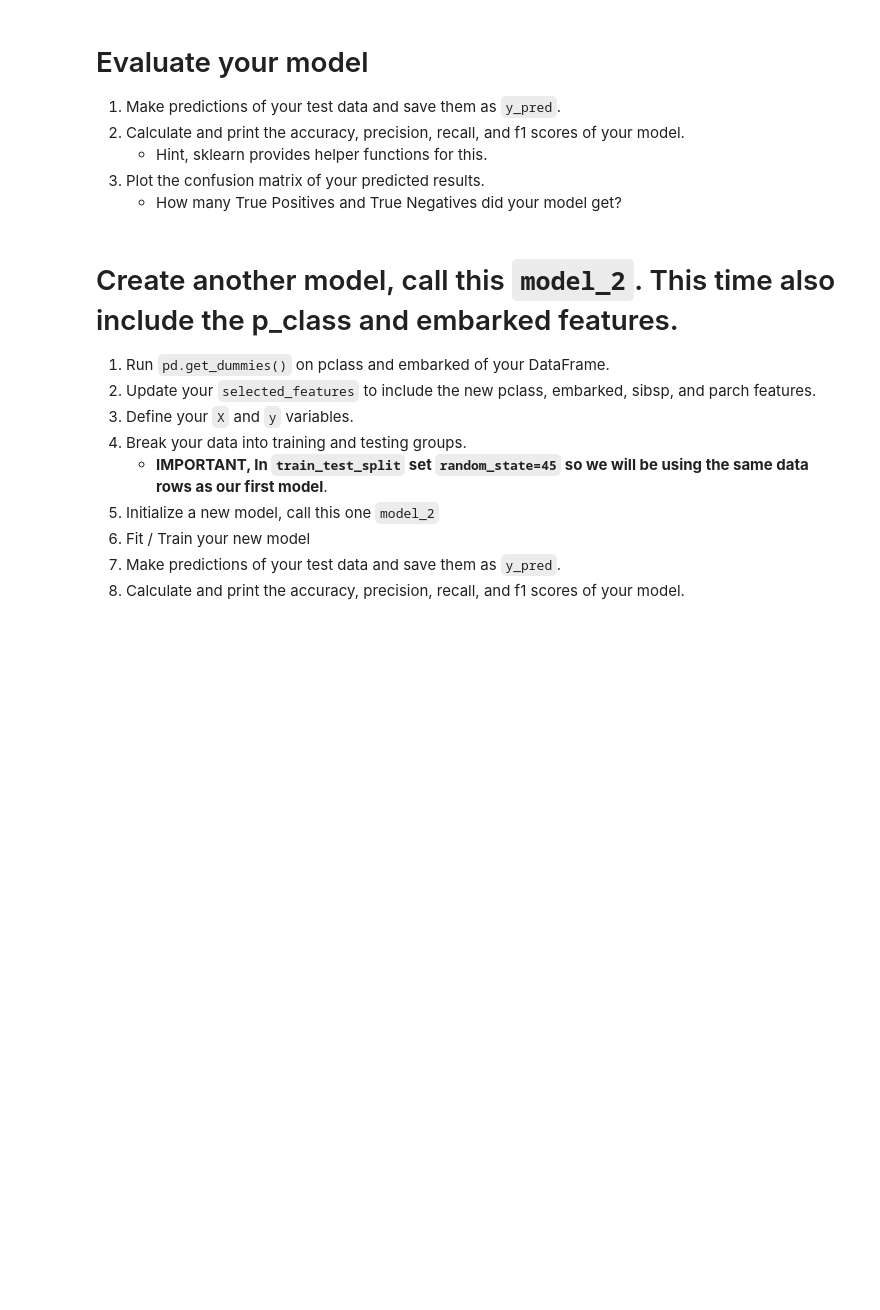
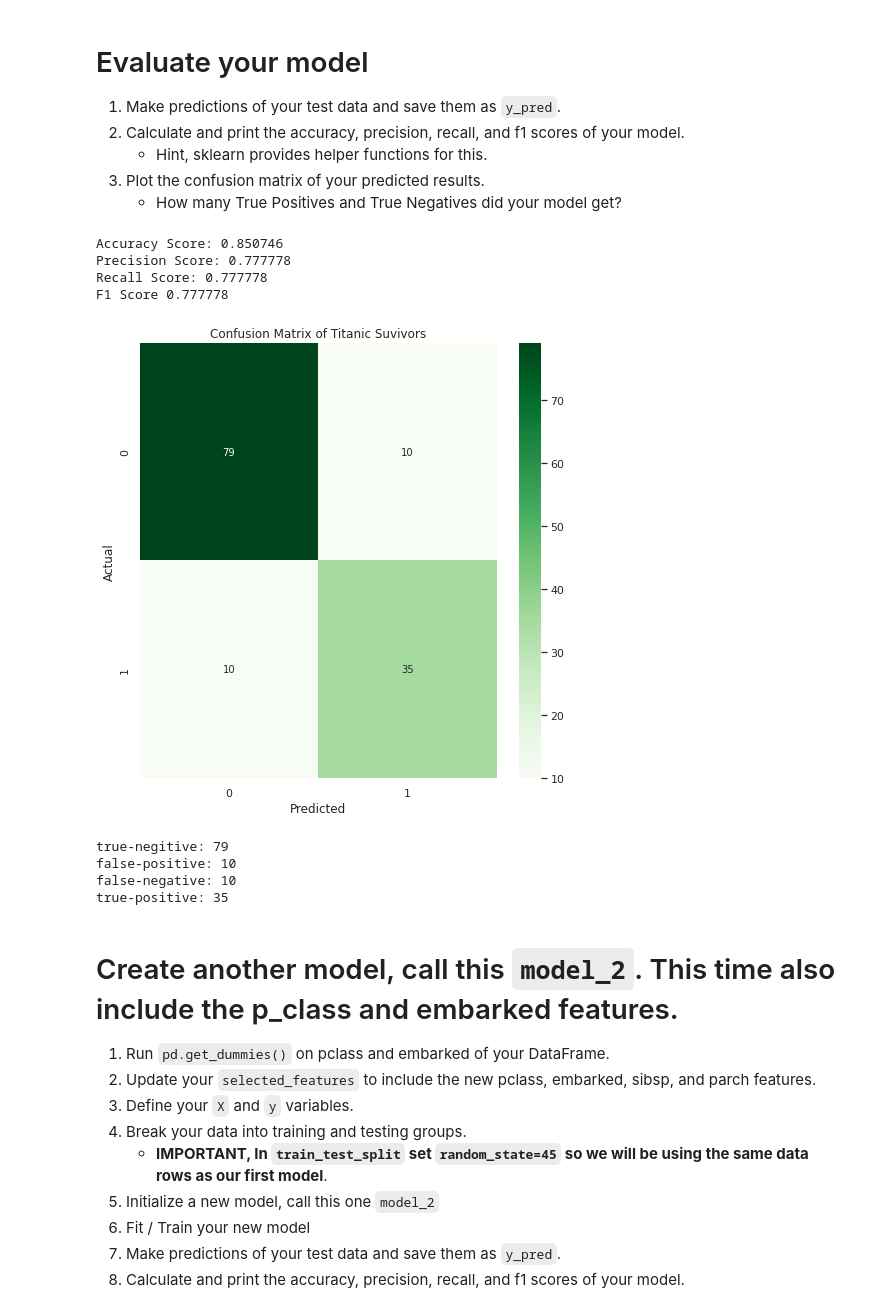
Before and after one commit to Hi-Tree/2021-fall-data-science, a Jupyter notebook: Week-03-Intro-To-ML/Exercise-Logistic-Regression.ipynb, the cells around one changed output. Drawn from its saved outputs; the diff is of its cells as text; code cells hidden in the pictures; blank space fills up the shorter version.

```diff
--- a/Week-03-Intro-To-ML/Exercise-Logistic-Regression.ipynb
+++ b/Week-03-Intro-To-ML/Exercise-Logistic-Regression.ipynb
@@ -122,7 +124,6 @@ y = df['survived']
 # Split our data into the testing and training groups.
 # %%
 # Split our data into testing and training.
-X_train, X_test, y_train, y_test = ???
+X_train, X_test, y_train, y_test = train_test_split(X, y, test_size=0.15, random_state=45)
 
-# Print the length and width of our testing data.
-print(X_train.shape, X_test.shape)
+print('Lenght of our Training data:', X_train.shape, '\nLength of our Testing data:', X_test.shape)
@@ -133,6 +137,7 @@ print(X_train.shape, X_test.shape)
 * Predict the values of your testing data
 # %%
 # Initalize our model
-
+model = LogisticRegression()
 
 # Train our model using our training data.
+model.fit(X_train, y_train)
@@ -145,34 +152,59 @@ print(X_train.shape, X_test.shape)
     * How many True Positives and True Negatives did your model get?
 # %%
 # 1. Make predictions of your test data and save them as `y_pred`.
+y_pred = model.predict(X_test)
 # %%
 # 2. Calculate and print the accuracy, precision, recall, and f1 scores of your model.
-
+y_pred_proba = model.predict_proba(X_test)[:,1]
+y_pred_proba.round(2)
 # Calculate our accuracy
-accuracy = ???
+accuracy = accuracy_score(y_test, y_pred)
 
 # Calculate our precision score
-precision = ???
+precision = precision_score(y_test, y_pred)
 
 # Calculate our recall score
-recall = ???
+recall = recall_score(y_test, y_pred)
 
-f1 = ???
+
+f1 = f1_score(y_test, y_pred)
 
 # Print each of our scores to inspect performance.
 print("Accuracy Score: %f" % accuracy)
 print("Precision Score: %f" % precision)
 print("Recall Score: %f" % recall)
 print('F1 Score %f' % f1)
+# %% [output]
+Accuracy Score: 0.850746
+Precision Score: 0.777778
+Recall Score: 0.777778
+F1 Score 0.777778
 # %%
 # 1. Plot a confusion matrix of your predicted results.
 import matplotlib.pyplot as plt
+cm = confusion_matrix(y_test, y_pred)
+cm = cm.round(2)
 fig = plt.figure(figsize=(8,8))
+ax = sns.heatmap(cm, annot=True, cmap='Greens')
+plt.title("Confusion Matrix of Titanic Suvivors")
 plt.xlabel('Predicted')
-plt.ylabel('Actual');
+plt.ylabel('Actual')
+
+
+tn, fp, fn, tp = confusion_matrix(y_test, y_pred).ravel()
+# %% [output]
+[figure, added]
 # %%
 # How many True Positives and True Negatives did your model get?
-print('??? True Negatives and ??? True Positives')
+print('true-negitive:', tn,
+      '\nfalse-positive:', fp,
+      '\nfalse-negative:', fn,
+      '\ntrue-positive:', tp )
+# %% [output]
+true-negitive: 79
+false-positive: 10
+false-negative: 10
+true-positive: 35
 # %% [markdown]
 # Create another model, call this `model_2`.  This time also include the p_class and embarked features.
 1. Run `pd.get_dummies()` on pclass and embarked of your DataFrame.
```
Also changed, not shown: parts of 6 cells of this notebook.
